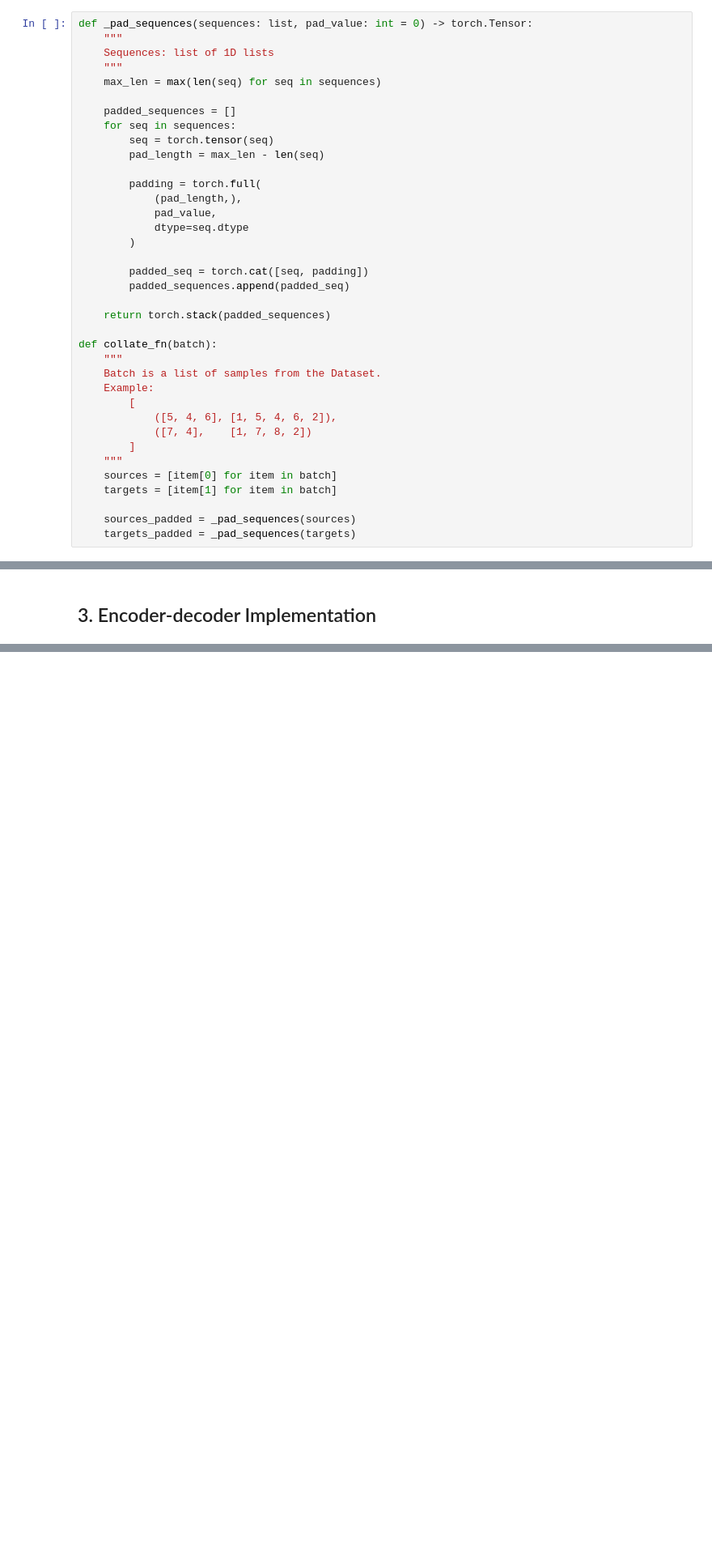
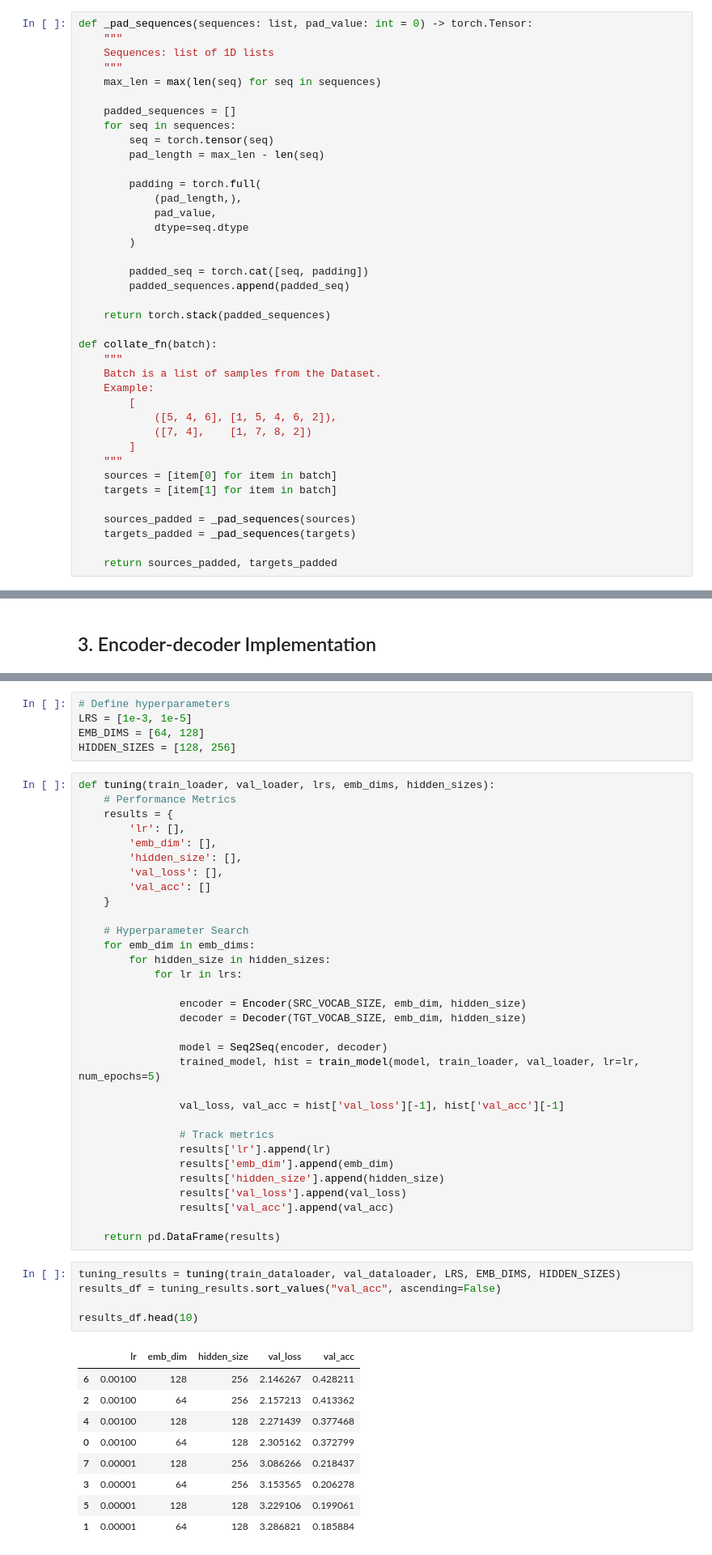
Before and after one commit to traceyomphile/A2, a Jupyter notebook: A2.ipynb, the cells around one changed output, grey strips where cells are left out. Shown at 81% size. Cells and saved outputs as stored; diff of their text form; blank space fills up the shorter version.

```diff
--- a/A2.ipynb
+++ b/A2.ipynb
@@ -223,6 +258,8 @@ def collate_fn(batch):
 
     sources_padded = _pad_sequences(sources)
     targets_padded = _pad_sequences(targets)
+
+    return sources_padded, targets_padded
 # %%
 # Data files
 TRAIN_FILE_NAME = "g2p_train.csv"
@@ -596,0 +868,52 @@ class Seq2Seq(nn.Module):
+# %%
+# Define hyperparameters
+LRS = [1e-3, 1e-5]
+EMB_DIMS = [64, 128]
+HIDDEN_SIZES = [128, 256]
+# %%
+def tuning(train_loader, val_loader, lrs, emb_dims, hidden_sizes):
+    # Performance Metrics
+    results = {
+        'lr': [],
+        'emb_dim': [],
+        'hidden_size': [],
+        'val_loss': [],
+        'val_acc': []
+    }
+
+    # Hyperparameter Search
+    for emb_dim in emb_dims:
+        for hidden_size in hidden_sizes:
+            for lr in lrs:
+
+                encoder = Encoder(SRC_VOCAB_SIZE, emb_dim, hidden_size)
+                decoder = Decoder(TGT_VOCAB_SIZE, emb_dim, hidden_size)
+
+                model = Seq2Seq(encoder, decoder)
+                trained_model, hist = train_model(model, train_loader, val_loader, lr=lr, num_epochs=5)
+
+                val_loss, val_acc = hist['val_loss'][-1], hist['val_acc'][-1]
+
+                # Track metrics
+                results['lr'].append(lr)
+                results['emb_dim'].append(emb_dim)
+                results['hidden_size'].append(hidden_size)
+                results['val_loss'].append(val_loss)
+                results['val_acc'].append(val_acc)
+
+    return pd.DataFrame(results)
+# %%
+tuning_results = tuning(train_dataloader, val_dataloader, LRS, EMB_DIMS, HIDDEN_SIZES)
+results_df = tuning_results.sort_values("val_acc", ascending=False)
+
+results_df.head(10)
+# %% [output]
+|  | lr | emb_dim | hidden_size | val_loss | val_acc |
+| 6 | 0.00100 | 128 | 256 | 2.146267 | 0.428211 |
+| 2 | 0.00100 | 64 | 256 | 2.157213 | 0.413362 |
+| 4 | 0.00100 | 128 | 128 | 2.271439 | 0.377468 |
+| 0 | 0.00100 | 64 | 128 | 2.305162 | 0.372799 |
+| 7 | 0.00001 | 128 | 256 | 3.086266 | 0.218437 |
+| 3 | 0.00001 | 64 | 256 | 3.153565 | 0.206278 |
+| 5 | 0.00001 | 128 | 128 | 3.229106 | 0.199061 |
+| 1 | 0.00001 | 64 | 128 | 3.286821 | 0.185884 |
```
Also changed, not shown: parts of 49 cells of this notebook, 3 other files.
